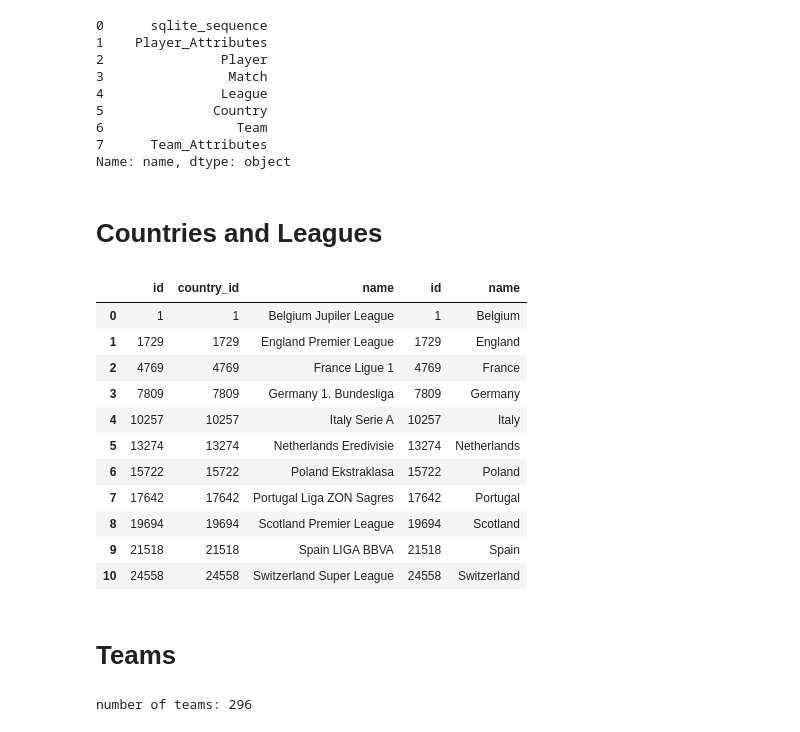
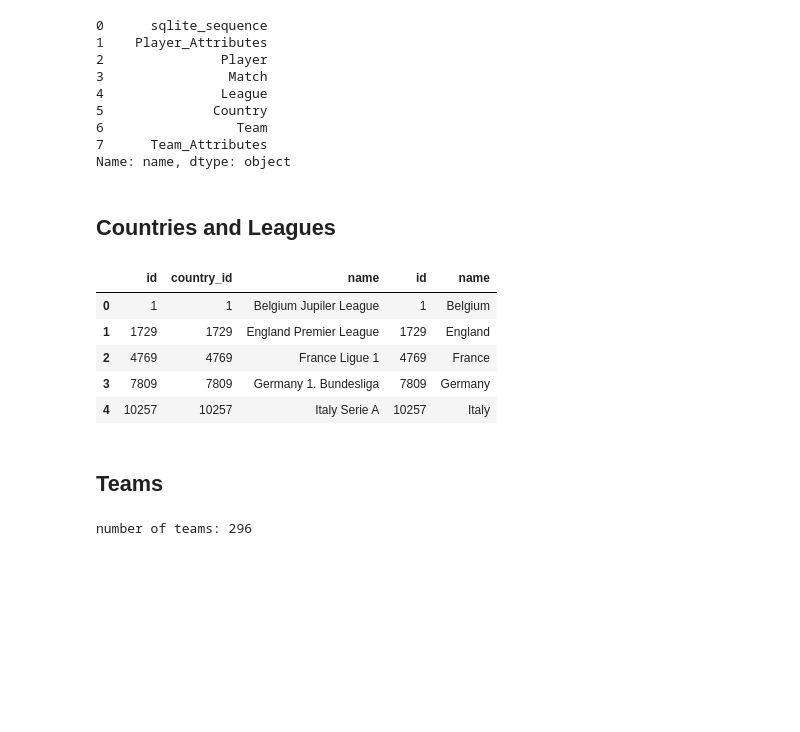
Before and after one commit to yahsiuhsieh/european-soccer, a Jupyter notebook: european_soccer.ipynb, the cells around one changed output. Saved outputs shown, nothing was run; the diff lists cells and outputs as text; code cells hidden in the pictures; blank space fills up the shorter version.

```diff
--- a/european_soccer.ipynb
+++ b/european_soccer.ipynb
@@ -29,26 +51,20 @@ tables.name
 7      Team_Attributes
 Name: name, dtype: object
 # %% [markdown]
-# Countries and Leagues
+## Countries and Leagues
 # %%
 leagues = pd.read_sql("SELECT * FROM League JOIN Country on Country.id == League.id", data)
 # %%
-leagues
+leagues.head()
 # %% [output]
 |  | id | country_id | name | id | name |
 | 0 | 1 | 1 | Belgium Jupiler League | 1 | Belgium |
 | 1 | 1729 | 1729 | England Premier League | 1729 | England |
 | 2 | 4769 | 4769 | France Ligue 1 | 4769 | France |
 | 3 | 7809 | 7809 | Germany 1. Bundesliga | 7809 | Germany |
 | 4 | 10257 | 10257 | Italy Serie A | 10257 | Italy |
-| 5 | 13274 | 13274 | Netherlands Eredivisie | 13274 | Netherlands |
-| 6 | 15722 | 15722 | Poland Ekstraklasa | 15722 | Poland |
-| 7 | 17642 | 17642 | Portugal Liga ZON Sagres | 17642 | Portugal |
-| 8 | 19694 | 19694 | Scotland Premier League | 19694 | Scotland |
-| 9 | 21518 | 21518 | Spain LIGA BBVA | 21518 | Spain |
-| 10 | 24558 | 24558 | Switzerland Super League | 24558 | Switzerland |
 # %% [markdown]
-# Teams
+## Teams
 # %%
 teams = pd.read_sql("SELECT * FROM Team", data)
 # %%
```
Also changed, not shown: parts of 75 cells of this notebook.
